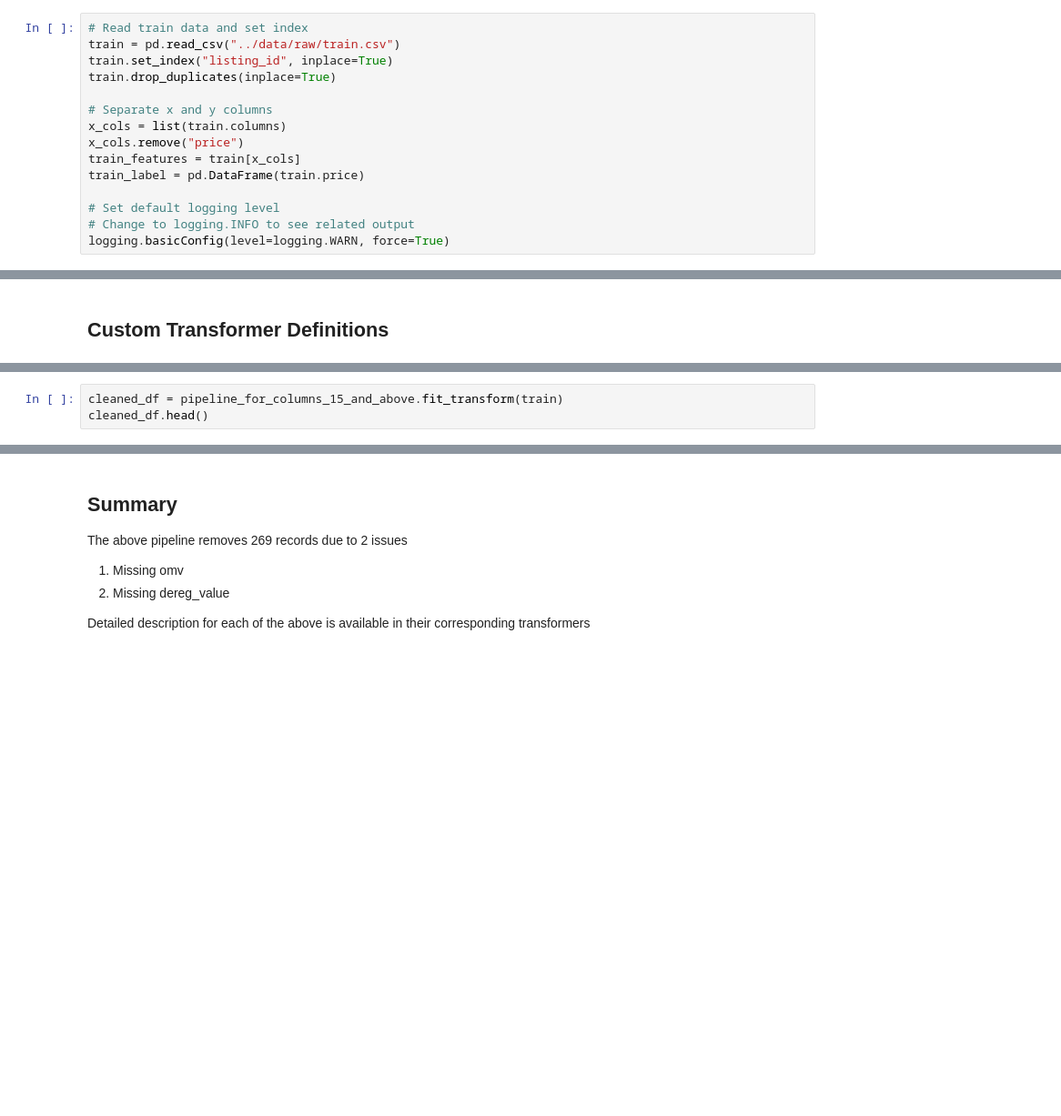
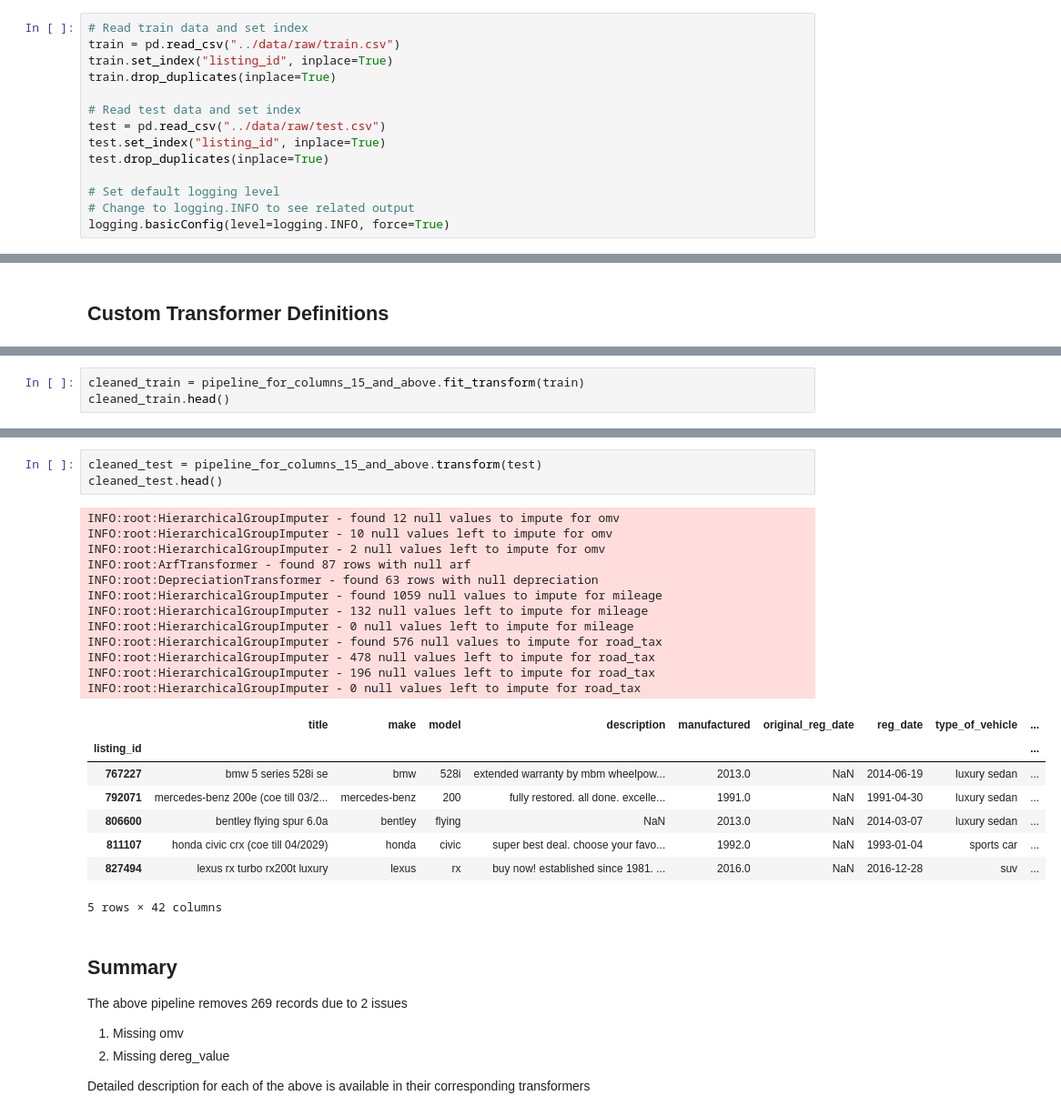
Before and after one commit to KrishnaKumarHariprasannan/cs5228-kpp, a Jupyter notebook: notebooks/cols_15_and_above.ipynb, the cells around one changed output, grey strips where cells are left out. Shown at 91% size. Cells and saved outputs as stored; diff of their text form; blank space fills up the shorter version.

Commit message:
Refactor transformers for columns 16 and above + Update notebooks + Add processed data

```diff
--- a/notebooks/cols_15_and_above.ipynb
+++ b/notebooks/cols_15_and_above.ipynb
@@ -17,15 +17,14 @@ train = pd.read_csv("../data/raw/train.csv")
 train.set_index("listing_id", inplace=True)
 train.drop_duplicates(inplace=True)
 
-# Separate x and y columns
-x_cols = list(train.columns)
-x_cols.remove("price")
-train_features = train[x_cols]
-train_label = pd.DataFrame(train.price)
+# Read test data and set index
+test = pd.read_csv("../data/raw/test.csv")
+test.set_index("listing_id", inplace=True)
+test.drop_duplicates(inplace=True)
 
 # Set default logging level
 # Change to logging.INFO to see related output
-logging.basicConfig(level=logging.WARN, force=True)
+logging.basicConfig(level=logging.INFO, force=True)
 # %% [markdown]
 ## Columns Assigned:
 
@@ -594,6 +595,3 @@ pipeline_for_columns_15_and_above = Pipeline(
         ),
     ]
 )
-# %%
-cleaned_df = pipeline_for_columns_15_and_above.fit_transform(train)
-cleaned_df.head()
@@ -608,0 +598,3 @@ cleaned_df.head()
+# %%
+cleaned_train = pipeline_for_columns_15_and_above.fit_transform(train)
+cleaned_train.head()
@@ -609,3 +621,27 @@ cleaned_df.head()
+# %%
+cleaned_test = pipeline_for_columns_15_and_above.transform(test)
+cleaned_test.head()
+# %% [output]
+INFO:root:HierarchicalGroupImputer - found 12 null values to impute for omv
+INFO:root:HierarchicalGroupImputer - 10 null values left to impute for omv
+INFO:root:HierarchicalGroupImputer - 2 null values left to impute for omv
+INFO:root:ArfTransformer - found 87 rows with null arf
+INFO:root:DepreciationTransformer - found 63 rows with null depreciation
+INFO:root:HierarchicalGroupImputer - found 1059 null values to impute for mileage
+INFO:root:HierarchicalGroupImputer - 132 null values left to impute for mileage
+INFO:root:HierarchicalGroupImputer - 0 null values left to impute for mileage
+INFO:root:HierarchicalGroupImputer - found 576 null values to impute for road_tax
+INFO:root:HierarchicalGroupImputer - 478 null values left to impute for road_tax
+INFO:root:HierarchicalGroupImputer - 196 null values left to impute for road_tax
+INFO:root:HierarchicalGroupImputer - 0 null values left to impute for road_tax
+|  | title | make | model | description | manufactured | original_reg_date | reg_date | type_of_vehicle | ... |
+| listing_id |  |  |  |  |  |  |  |  | ... |
+| 767227 | bmw 5 series 528i se | bmw | 528i | extended warranty by mbm wheelpow... | 2013.0 | NaN | 2014-06-19 | luxury sedan | ... |
+| 792071 | mercedes-benz 200e (coe till 03/2... | mercedes-benz | 200 | fully restored. all done. excelle... | 1991.0 | NaN | 1991-04-30 | luxury sedan | ... |
+| 806600 | bentley flying spur 6.0a | bentley | flying | NaN | 2013.0 | NaN | 2014-03-07 | luxury sedan | ... |
+| 811107 | honda civic crx (coe till 04/2029) | honda | civic | super best deal. choose your favo... | 1992.0 | NaN | 1993-01-04 | sports car | ... |
+| 827494 | lexus rx turbo rx200t luxury | lexus | rx | buy now! established since 1981. ... | 2016.0 | NaN | 2016-12-28 | suv | ... |
+5 rows × 42 columns
 # %% [markdown]
 ## Summary
 The above pipeline removes 269 records due to 2 issues
```
Also changed, not shown: parts of 3 cells of this notebook, 4 other files.
